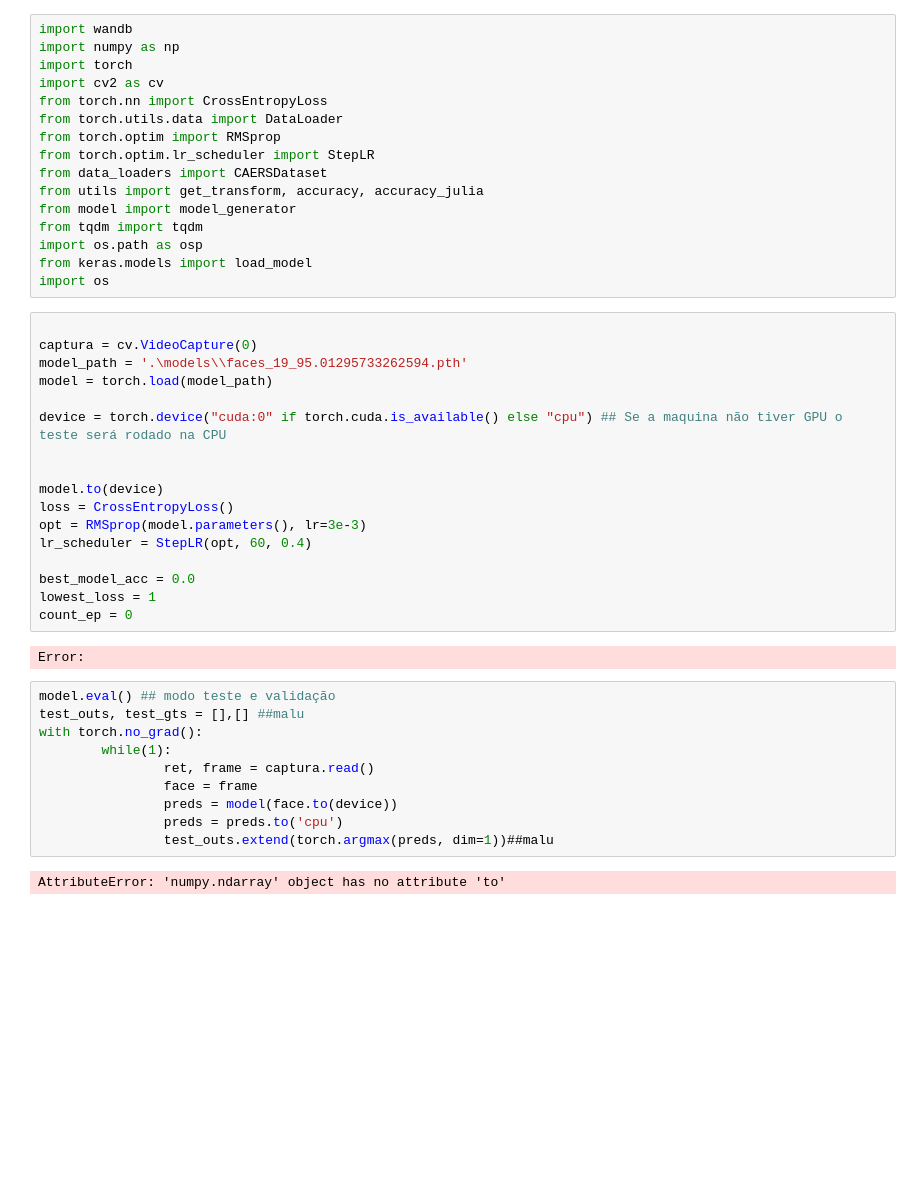
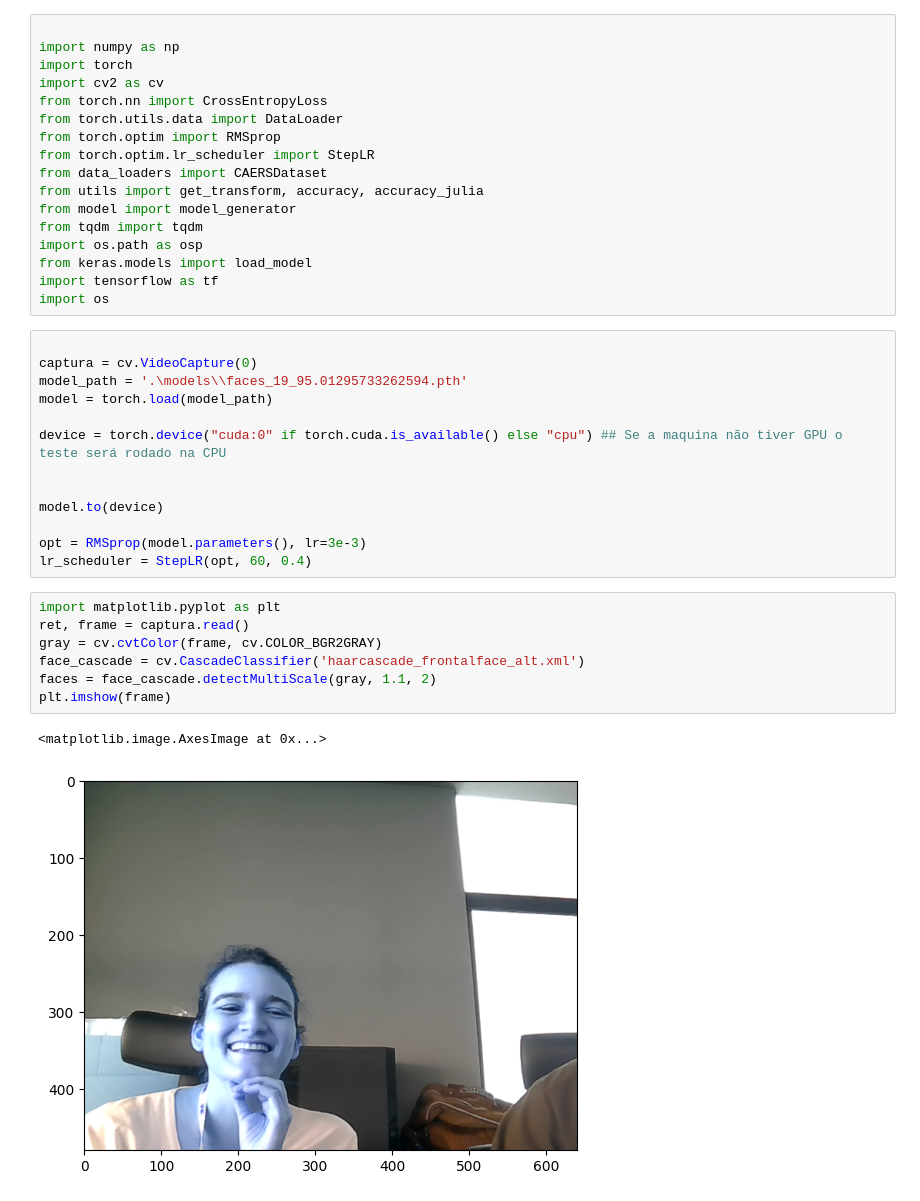
Before and after one commit to judias97/EmotionRAM-Faces, a Jupyter notebook: webcam.ipynb, the cells around one changed output. Saved outputs shown, nothing was run; the diff lists cells and outputs as text; blank space fills up the shorter version.

```diff
--- a/webcam.ipynb
+++ b/webcam.ipynb
@@ -1,5 +1,5 @@
 # %%
-import wandb
+
 import numpy as np
 import torch
 import cv2 as cv
@@ -13,6 +13,7 @@ from model import model_generator
 from tqdm import tqdm
 import os.path as osp
 from keras.models import load_model
+import tensorflow as tf
 import os
 # %%
 
@@ -24,24 +25,16 @@ device = torch.device("cuda:0" if torch.cuda.is_available() else "cpu") ## Se a
 
 
 model.to(device)
-loss = CrossEntropyLoss()
+
 opt = RMSprop(model.parameters(), lr=3e-3)
 lr_scheduler = StepLR(opt, 60, 0.4)
-
-best_model_acc = 0.0
-lowest_loss = 1
-count_ep = 0
-# %% [output]
-Error:
-# %%
-model.eval() ## modo teste e validação
-test_outs, test_gts = [],[] ##malu
-with torch.no_grad():
-        while(1):
-                ret, frame = captura.read()
-                face = frame
-                preds = model(face.to(device))
-                preds = preds.to('cpu')
-                test_outs.extend(torch.argmax(preds, dim=1))##malu
-# %% [output]
-AttributeError: 'numpy.ndarray' object has no attribute 'to'
+# %%
+import matplotlib.pyplot as plt
+ret, frame = captura.read()
+gray = cv.cvtColor(frame, cv.COLOR_BGR2GRAY)
+face_cascade = cv.CascadeClassifier('haarcascade_frontalface_alt.xml')
+faces = face_cascade.detectMultiScale(gray, 1.1, 2)
+plt.imshow(frame)
+# %% [output]
+<matplotlib.image.AxesImage at 0x...>
+[figure, added]
```
Also changed, not shown: parts of 6 cells of this notebook, 1 other file.
